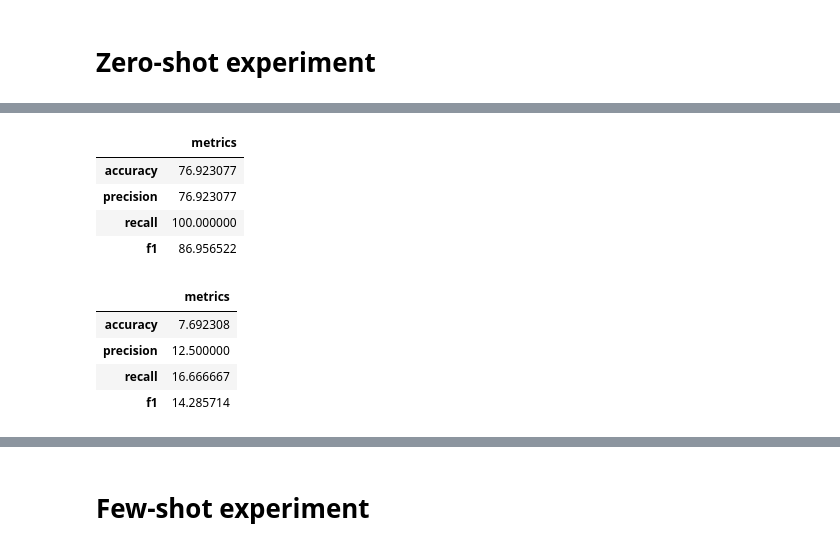
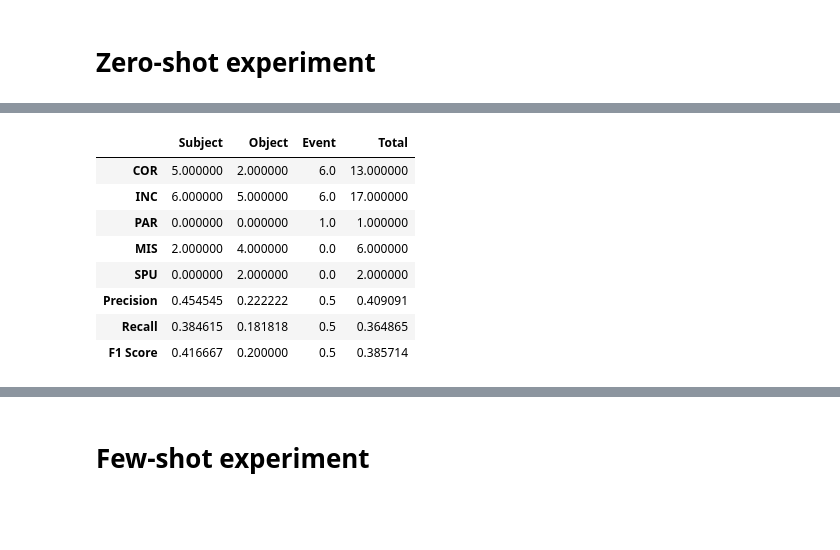
Before and after one commit to gabyarte/event-extraction-small-corpus, a Jupyter notebook: notebooks/02_gpt_for_event_extraction.ipynb, the cells around one changed output, grey strips where cells are left out. Cells and saved outputs as stored; diff of their text form; code cells hidden in the pictures; blank space fills up the shorter version.

```diff
--- a/notebooks/02_gpt_for_event_extraction.ipynb
+++ b/notebooks/02_gpt_for_event_extraction.ipynb
@@ -296,16 +284,12 @@ calculate_metrics(evaluate_label_metrics(evaluation_data, evaluation_predict, 's
-# %%
-calculate_metrics(evaluate_label_metrics(evaluation_data, evaluation_predict, 'event'), as_df=True) * 100
-# %% [output]
-|  | metrics |
-| accuracy | 76.923077 |
-| precision | 76.923077 |
-| recall | 100.000000 |
-| f1 | 86.956522 |
-# %%
-calculate_metrics(evaluate_label_metrics(evaluation_data, evaluation_predict, 'complement', threshold=0.1), as_df=True) * 100
-# %% [output]
-|  | metrics |
-| accuracy | 7.692308 |
-| precision | 12.500000 |
-| recall | 16.666667 |
-| f1 | 14.285714 |
+# %%
+match_score(evaluation_data, evaluation_predict, 'partial')
+# %% [output]
+|  | Subject | Object | Event | Total |
+| COR | 5.000000 | 2.000000 | 6.0 | 13.000000 |
+| INC | 6.000000 | 5.000000 | 6.0 | 17.000000 |
+| PAR | 0.000000 | 0.000000 | 1.0 | 1.000000 |
+| MIS | 2.000000 | 4.000000 | 0.0 | 6.000000 |
+| SPU | 0.000000 | 2.000000 | 0.0 | 2.000000 |
+| Precision | 0.454545 | 0.222222 | 0.5 | 0.409091 |
+| Recall | 0.384615 | 0.181818 | 0.5 | 0.364865 |
+| F1 Score | 0.416667 | 0.200000 | 0.5 | 0.385714 |
```
Also changed, not shown: parts of 21 cells of this notebook, 3 other files.
